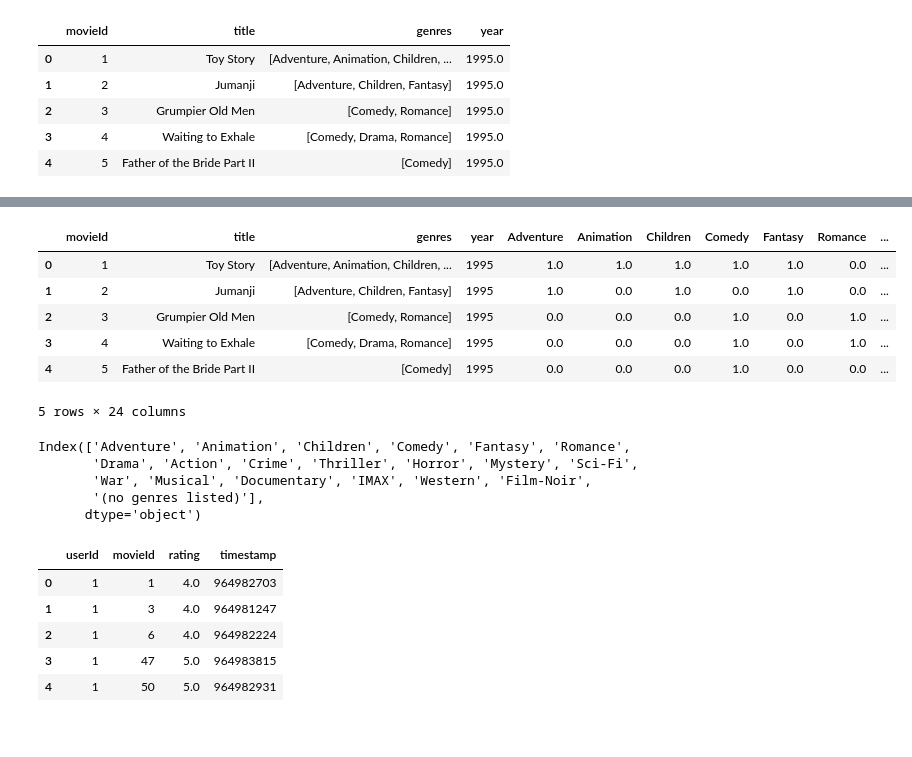
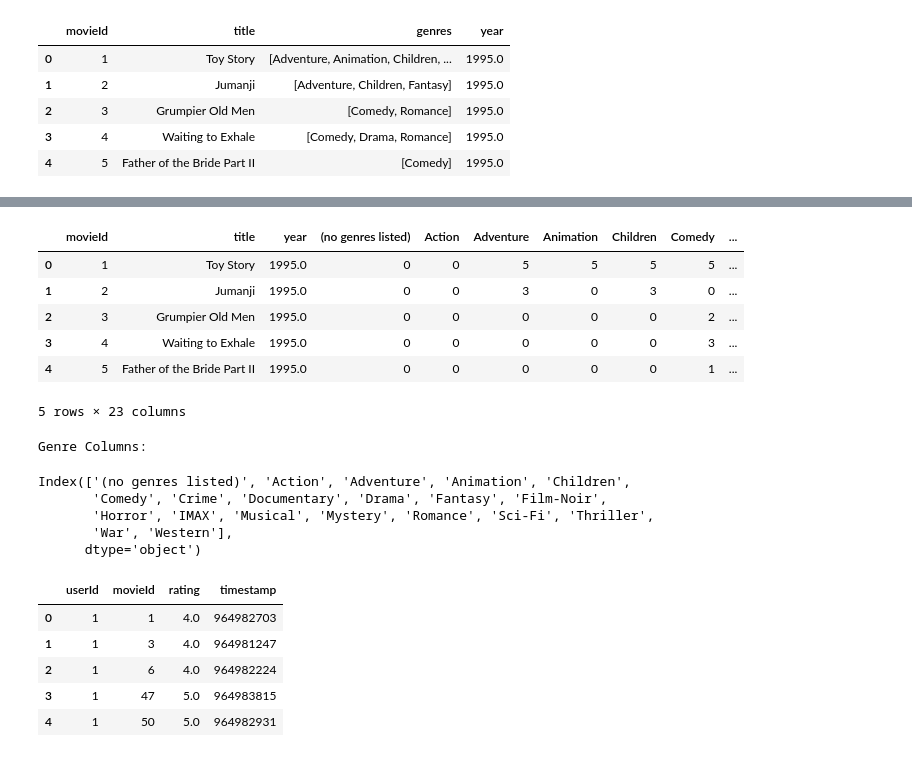
Before and after one commit to M-H-Tabatabai/IMDB-Website-Recommender-System-Project, a Jupyter notebook: recommender_sys_content_based.ipynb, the cells around one changed output, grey strips where cells are left out. Cells and saved outputs as stored; diff of their text form; code cells hidden in the pictures.

Commit message:
refactor: optimize genre one-hot encoding using explode and get_dummies

```diff
--- a/recommender_sys_content_based.ipynb
+++ b/recommender_sys_content_based.ipynb
@@ -144,28 +159,41 @@ display(movies_df.head())
 # %%
+# Make a copy of the dataset
 movies_with_genres_df = movies_df.copy()
 
-for index, row in movies_df.iterrows():
-    for genre in row['genres']:
-        movies_with_genres_df.at[index, genre] = 1
+# Explode genres list into separate rows
+exploded_df = movies_with_genres_df.explode("genres")
 
-movies_with_genres_df = movies_with_genres_df.fillna(0)
-movies_with_genres_df.head()
+# Apply one-hot encoding
+genres_dummies = pd.get_dummies(exploded_df["genres"])
+
+# Combine back with original movie info
+movies_with_genres_df = (
+    exploded_df[["movieId", "title", "year"]]
+    .join(genres_dummies)
+    .groupby(["movieId", "title", "year"], as_index=False)
+    .sum()
+)
+
+# Preview result
+display(movies_with_genres_df.head())
+
+# Show genre columns
+print("Genre Columns:")
+display(movies_with_genres_df.columns[3:])
 # %% [output]
-|  | movieId | title | genres | year | Adventure | Animation | Children | Comedy | Fantasy | Romance | ... |
-| 0 | 1 | Toy Story | [Adventure, Animation, Children, ... | 1995 | 1.0 | 1.0 | 1.0 | 1.0 | 1.0 | 0.0 | ... |
-| 1 | 2 | Jumanji | [Adventure, Children, Fantasy] | 1995 | 1.0 | 0.0 | 1.0 | 0.0 | 1.0 | 0.0 | ... |
-| 2 | 3 | Grumpier Old Men | [Comedy, Romance] | 1995 | 0.0 | 0.0 | 0.0 | 1.0 | 0.0 | 1.0 | ... |
-| 3 | 4 | Waiting to Exhale | [Comedy, Drama, Romance] | 1995 | 0.0 | 0.0 | 0.0 | 1.0 | 0.0 | 1.0 | ... |
-| 4 | 5 | Father of the Bride Part II | [Comedy] | 1995 | 0.0 | 0.0 | 0.0 | 1.0 | 0.0 | 0.0 | ... |
+|  | movieId | title | year | (no genres listed) | Action | Adventure | Animation | Children | Comedy | ... |
+| 0 | 1 | Toy Story | 1995.0 | 0 | 0 | 5 | 5 | 5 | 5 | ... |
+| 1 | 2 | Jumanji | 1995.0 | 0 | 0 | 3 | 0 | 3 | 0 | ... |
+| 2 | 3 | Grumpier Old Men | 1995.0 | 0 | 0 | 0 | 0 | 0 | 2 | ... |
+| 3 | 4 | Waiting to Exhale | 1995.0 | 0 | 0 | 0 | 0 | 0 | 3 | ... |
+| 4 | 5 | Father of the Bride Part II | 1995.0 | 0 | 0 | 0 | 0 | 0 | 1 | ... |
-5 rows × 24 columns
+5 rows × 23 columns
+Genre Columns:
+Index(['(no genres listed)', 'Action', 'Adventure', 'Animation', 'Children',
+       'Comedy', 'Crime', 'Documentary', 'Drama', 'Fantasy', 'Film-Noir',
+       'Horror', 'IMAX', 'Musical', 'Mystery', 'Romance', 'Sci-Fi', 'Thriller',
+       'War', 'Western'],
+      dtype='object')
-# %%
-movies_with_genres_df.columns[4:]
-# %% [output]
-Index(['Adventure', 'Animation', 'Children', 'Comedy', 'Fantasy', 'Romance',
-       'Drama', 'Action', 'Crime', 'Thriller', 'Horror', 'Mystery', 'Sci-Fi',
-       'War', 'Musical', 'Documentary', 'IMAX', 'Western', 'Film-Noir',
-       '(no genres listed)'],
-      dtype='object')
 # %%
 rating_df.head()
 # %% [output]
```
Also changed, not shown: parts of 1 cell of this notebook.
